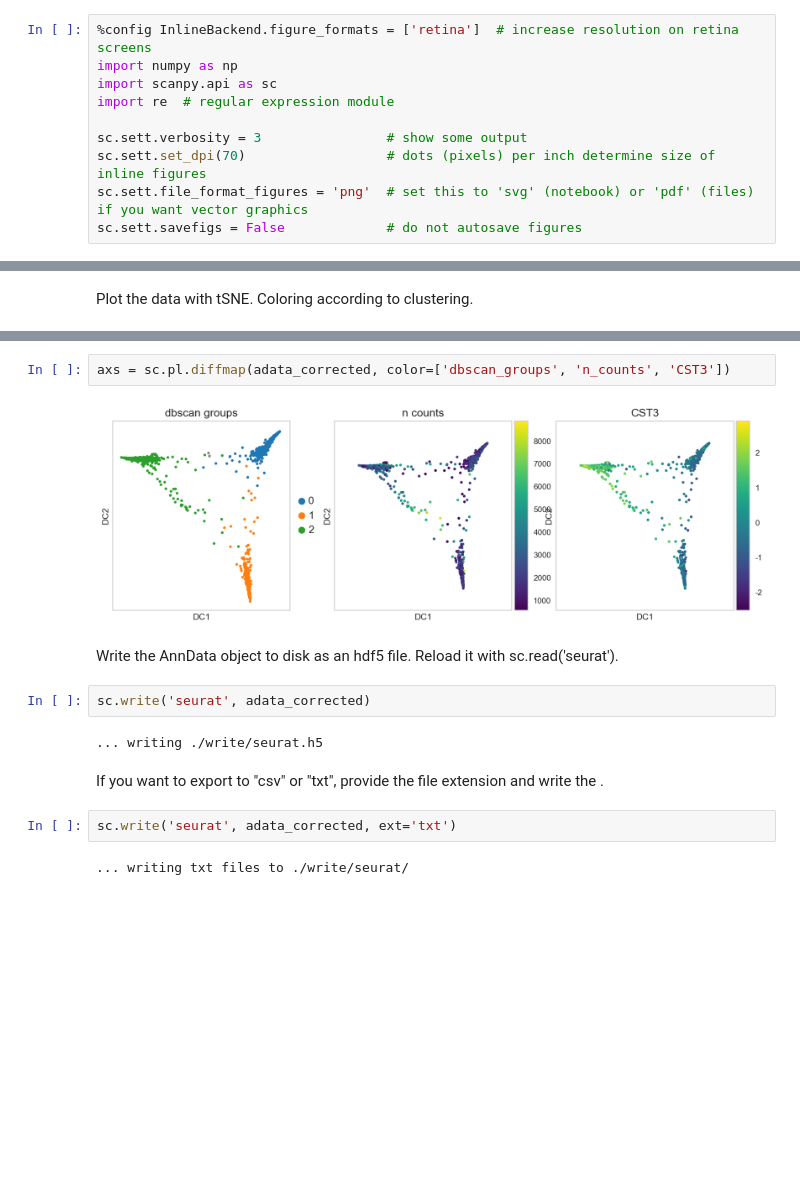
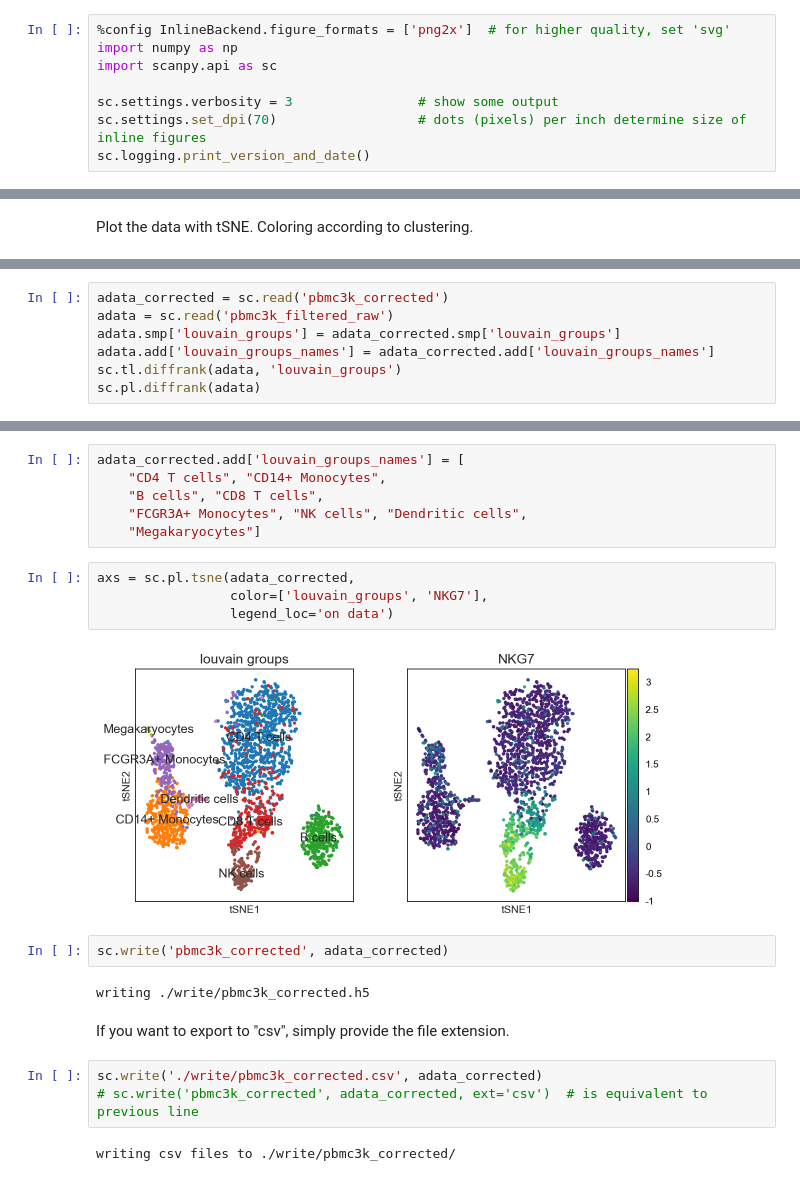
Before and after one commit to scverse/scanpy_usage, a Jupyter notebook: 170505_seurat/seurat.ipynb, the cells around one changed output, grey strips where cells are left out. Drawn from its saved outputs; the diff is of its cells as text; blank space fills up the shorter version.

```diff
--- a/170505_seurat/seurat.ipynb
+++ b/170505_seurat/seurat.ipynb
@@ -7,10 +7,8 @@ First compiled on May 5th, 2017.
 # %%
-%config InlineBackend.figure_formats = ['retina']  # increase resolution on retina screens
+%config InlineBackend.figure_formats = ['png2x']  # for higher quality, set 'svg'
 import numpy as np
 import scanpy.api as sc
-import re  # regular expression module
 
-sc.sett.verbosity = 3                # show some output
-sc.sett.set_dpi(70)                  # dots (pixels) per inch determine size of inline figures
-sc.sett.file_format_figures = 'png'  # set this to 'svg' (notebook) or 'pdf' (files) if you want vector graphics
-sc.sett.savefigs = False             # do not autosave figures
+sc.settings.verbosity = 3                # show some output
+sc.settings.set_dpi(70)                  # dots (pixels) per inch determine size of inline figures
+sc.logging.print_version_and_date()
@@ -166,0 +164,7 @@ computed Ktilde (normalized anistropic kernel)
+# %%
+adata_corrected = sc.read('pbmc3k_corrected')
+adata = sc.read('pbmc3k_filtered_raw')
+adata.smp['louvain_groups'] = adata_corrected.smp['louvain_groups']
+adata.add['louvain_groups_names'] = adata_corrected.add['louvain_groups_names']
+sc.tl.diffrank(adata, 'louvain_groups')
+sc.pl.diffrank(adata)
@@ -167,16 +192,23 @@ computed Ktilde (normalized anistropic kernel)
+# %%
+adata_corrected.add['louvain_groups_names'] = [
+    "CD4 T cells", "CD14+ Monocytes",
+    "B cells", "CD8 T cells",
+    "FCGR3A+ Monocytes", "NK cells", "Dendritic cells",
+    "Megakaryocytes"]
 # %%
-axs = sc.pl.diffmap(adata_corrected, color=['dbscan_groups', 'n_counts', 'CST3'])
+axs = sc.pl.tsne(adata_corrected,
+                 color=['louvain_groups', 'NKG7'],
+                 legend_loc='on data')
 # %% [output]
-[figure, old version]
+[figure, new version]
-# %% [markdown]
-Write the AnnData object to disk as an hdf5 file. Reload it with sc.read('seurat').
 # %%
-sc.write('seurat', adata_corrected)
+sc.write('pbmc3k_corrected', adata_corrected)
 # %% [output]
-... writing ./write/seurat.h5
+writing ./write/pbmc3k_corrected.h5
 # %% [markdown]
-If you want to export to "csv" or "txt", provide the file extension and write the .
+If you want to export to "csv", simply provide the file extension.
-# %%
-sc.write('seurat', adata_corrected, ext='txt')
-# %% [output]
-... writing txt files to ./write/seurat/
+# %%
+sc.write('./write/pbmc3k_corrected.csv', adata_corrected)
+# sc.write('pbmc3k_corrected', adata_corrected, ext='csv')  # is equivalent to previous line
+# %% [output]
+writing csv files to ./write/pbmc3k_corrected/
```
Also changed, not shown: parts of 32 cells of this notebook.
